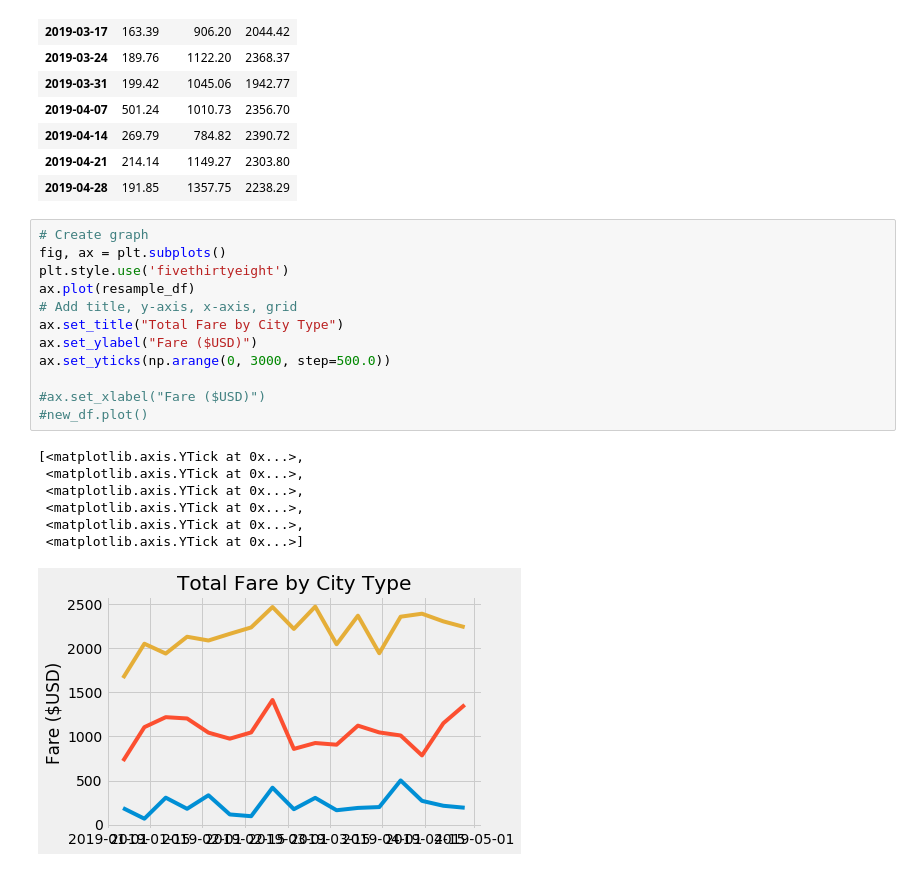
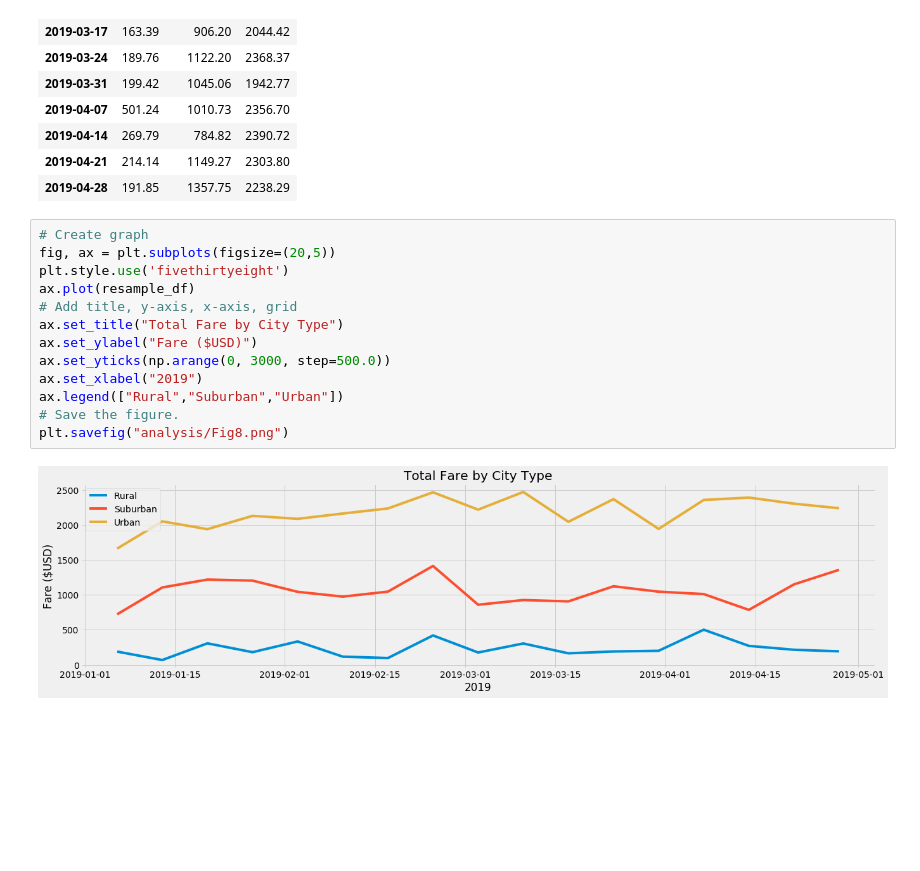
Before and after one commit to FahimaFarha/PyBer_Analysis, a Jupyter notebook: PyBer.ipynb, the cells around one changed output. Drawn from its saved outputs; the diff is of its cells as text; blank space fills up the shorter version.

```diff
--- a/PyBer.ipynb
+++ b/PyBer.ipynb
@@ -1125,21 +1085,16 @@ resample_df
 | 2019-04-28 | 191.85 | 1357.75 | 2238.29 |
 # %%
 # Create graph
-fig, ax = plt.subplots()
+fig, ax = plt.subplots(figsize=(20,5))
 plt.style.use('fivethirtyeight')
 ax.plot(resample_df)
 # Add title, y-axis, x-axis, grid
 ax.set_title("Total Fare by City Type")
 ax.set_ylabel("Fare ($USD)")
 ax.set_yticks(np.arange(0, 3000, step=500.0))
-
-#ax.set_xlabel("Fare ($USD)")
-#new_df.plot()
+ax.set_xlabel("2019")
+ax.legend(["Rural","Suburban","Urban"])
+# Save the figure.
+plt.savefig("analysis/Fig8.png")
 # %% [output]
-[<matplotlib.axis.YTick at 0x...>,
- <matplotlib.axis.YTick at 0x...>,
- <matplotlib.axis.YTick at 0x...>,
- <matplotlib.axis.YTick at 0x...>,
- <matplotlib.axis.YTick at 0x...>,
- <matplotlib.axis.YTick at 0x...>]
-[figure, old version]
+[figure, new version]
```
Also changed, not shown: parts of 5 cells of this notebook.
